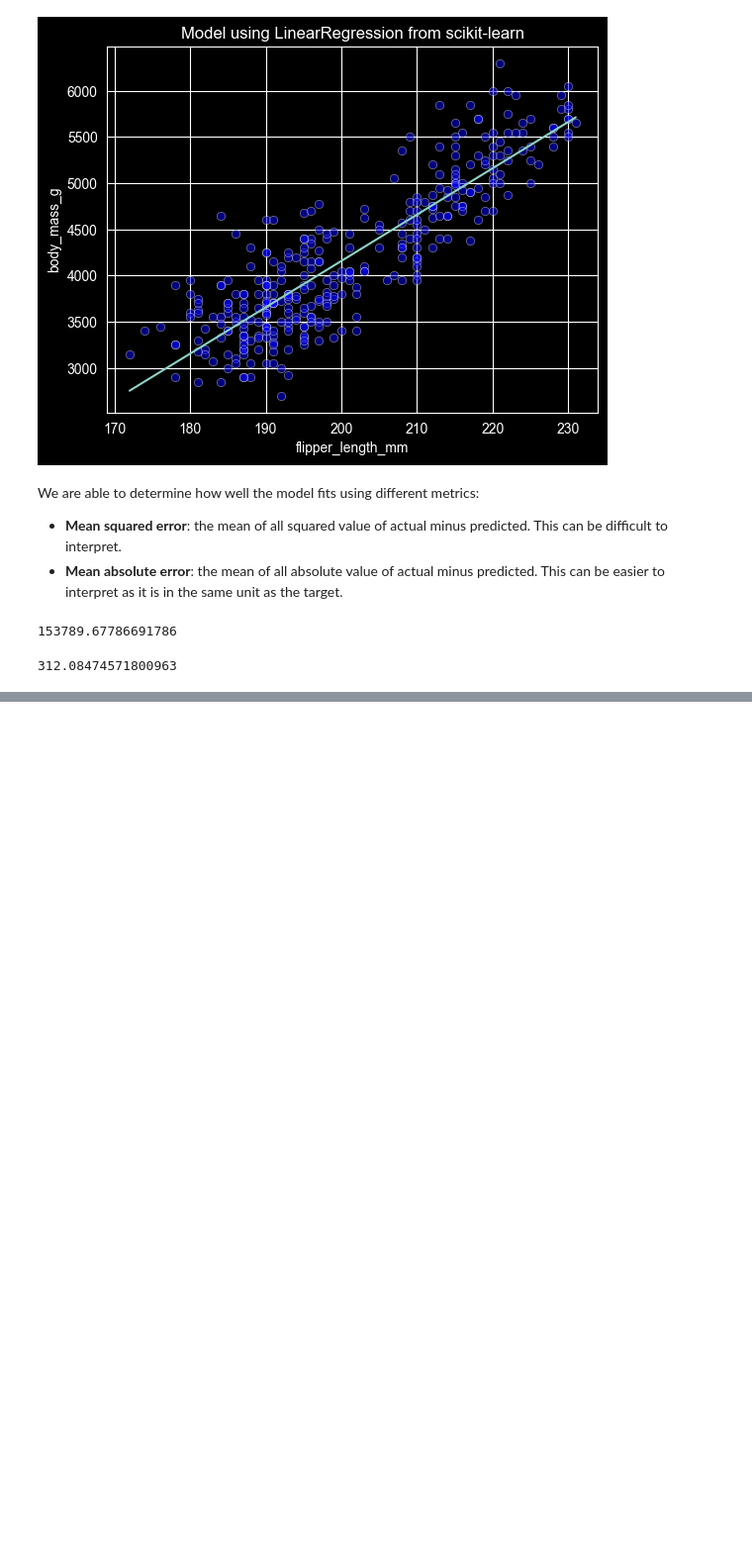
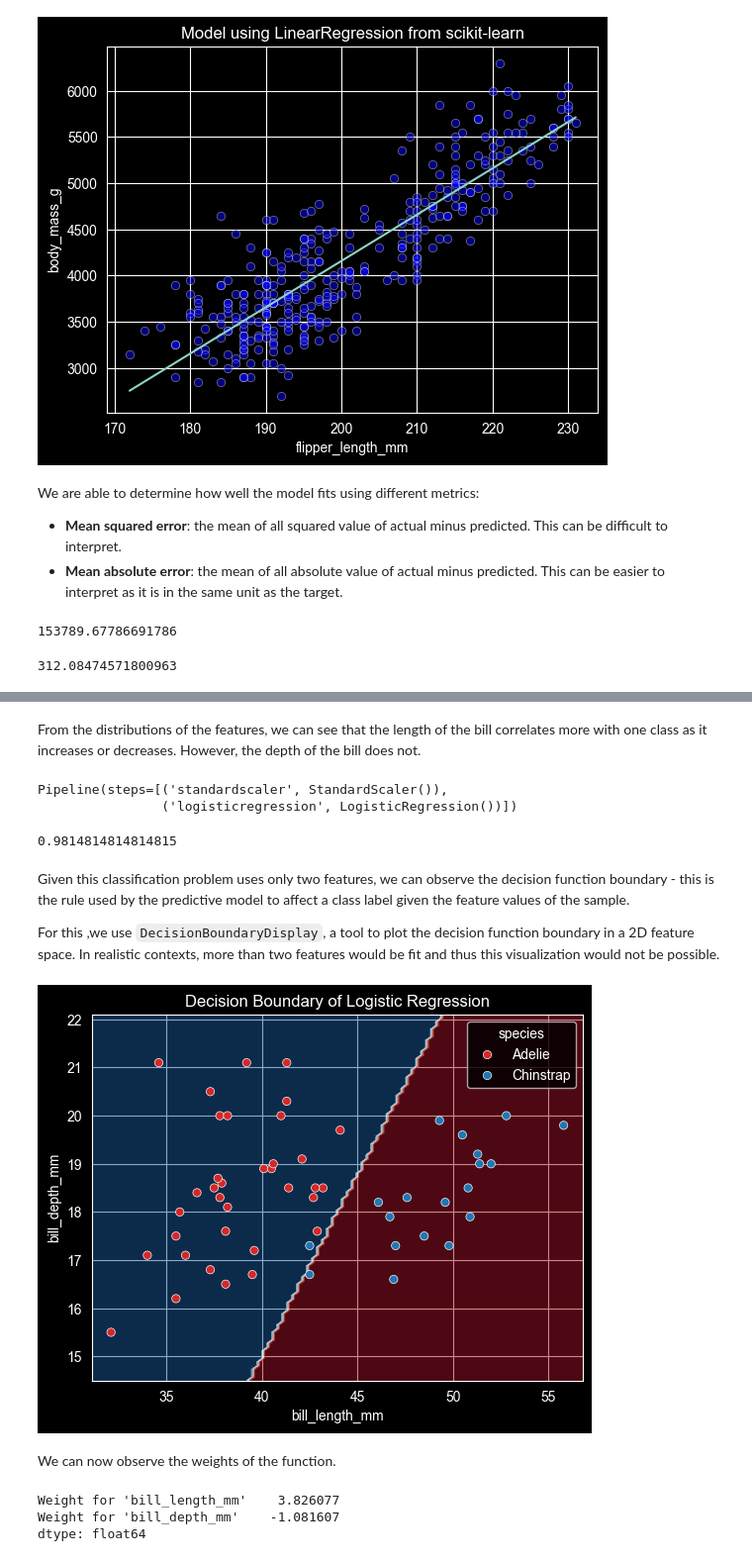
Before and after one commit to miketibollodev/scikit, a Jupyter notebook: 4 Linear Models/Intuitions on Linear Models/linear_regression.ipynb, the cells around one changed output, grey strips where cells are left out. Shown at 99% size. Cells and saved outputs as stored; diff of their text form; code cells hidden in the pictures; blank space fills up the shorter version.

```diff
--- a/4 Linear Models/Intuitions on Linear Models/linear_regression.ipynb
+++ b/4 Linear Models/Intuitions on Linear Models/linear_regression.ipynb
@@ -137,0 +93,71 @@ model_error
+# %% [markdown]
+From the distributions of the features, we can see that the length of the bill correlates more with one class as it increases or decreases. However, the depth of the bill does not.
+# %%
+from sklearn.model_selection import train_test_split
+
+X_train, X_test, y_train, y_test = train_test_split(
+    penguins[culmen_columns],
+    penguins[target_column],
+    random_state=42
+)
+# %%
+from sklearn.pipeline import make_pipeline
+from sklearn.preprocessing import StandardScaler
+from sklearn.linear_model import LogisticRegression
+
+logistic_regression = make_pipeline(
+    StandardScaler(),
+    LogisticRegression()
+)
+
+logistic_regression.fit(
+    X_train,
+    y_train
+)
+# %% [output]
+Pipeline(steps=[('standardscaler', StandardScaler()),
+                ('logisticregression', LogisticRegression())])
+# %%
+accuracy = logistic_regression.score(
+    X_test,
+    y_test
+)
+accuracy
+# %% [output]
+0.9814814814814815
+# %% [markdown]
+Given this classification problem uses only two features, we can observe the decision function boundary - this is the rule used by the predictive model to affect a class label given the feature values of the sample.
+
+For this ,we use `DecisionBoundaryDisplay`, a tool to plot the decision function boundary in a 2D feature space. In realistic contexts, more than two features would be fit and thus this visualization would not be possible.
+# %%
+import seaborn as sns
+from sklearn.inspection import DecisionBoundaryDisplay
+
+DecisionBoundaryDisplay.from_estimator(
+    logistic_regression,
+    X_test,
+    response_method="predict",
+    cmap="RdBu_r",
+    alpha=0.5
+)
+
+sns.scatterplot(
+    data=pd.concat([X_test, y_test], axis=1),
+    x=culmen_columns[0],
+    y=culmen_columns[1],
+    hue=target_column,
+    palette=["tab:red", "tab:blue"]
+)
+_ = plt.title("Decision Boundary of Logistic Regression")
+# %% [output]
+[figure, added]
+# %% [markdown]
+We can now observe the weights of the function.
+# %%
+coefs = logistic_regression[-1].coef_[0]
+weights = pd.Series(coefs, index=[f"Weight for '{c}'" for c in culmen_columns])
+weights
+# %% [output]
+Weight for 'bill_length_mm'    3.826077
+Weight for 'bill_depth_mm'    -1.081607
+dtype: float64
```
Also changed, not shown: parts of 17 cells of this notebook, 2 other files.
